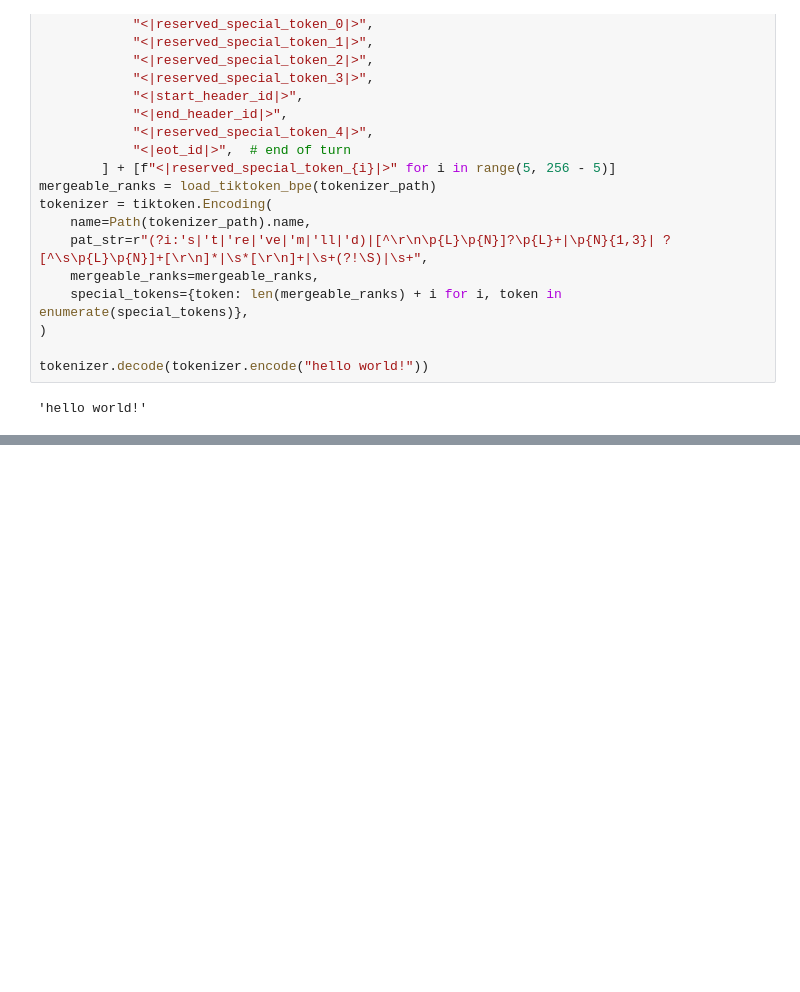
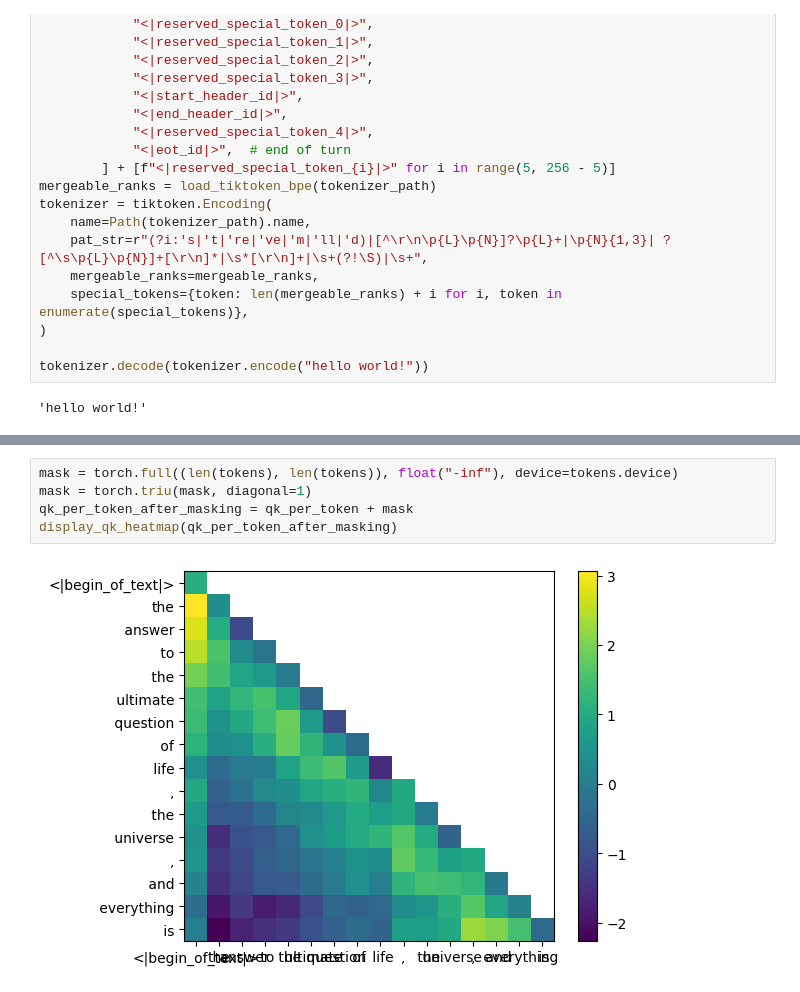
Before and after one commit to XavierZXY/llama3-from-scratch, a Jupyter notebook: llama3-scratch.ipynb, the cells around one changed output, grey strips where cells are left out. Saved outputs shown, nothing was run; the diff lists cells and outputs as text; blank space fills up the shorter version.

```diff
--- a/llama3-scratch.ipynb
+++ b/llama3-scratch.ipynb
@@ -35,0 +314,7 @@ tokenizer.decode(tokenizer.encode("hello world!"))
+# %%
+mask = torch.full((len(tokens), len(tokens)), float("-inf"), device=tokens.device)
+mask = torch.triu(mask, diagonal=1)
+qk_per_token_after_masking = qk_per_token + mask
+display_qk_heatmap(qk_per_token_after_masking)
+# %% [output]
+[figure, added]
```
Also changed, not shown: parts of 68 cells of this notebook.
